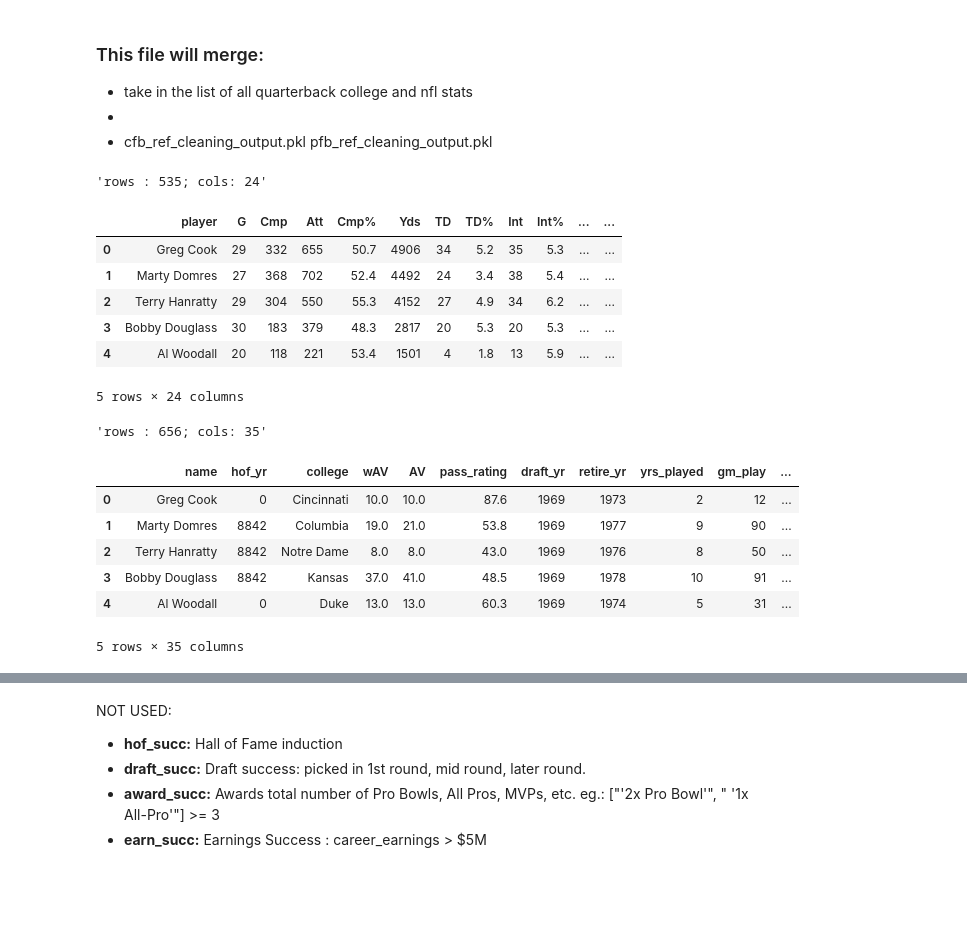
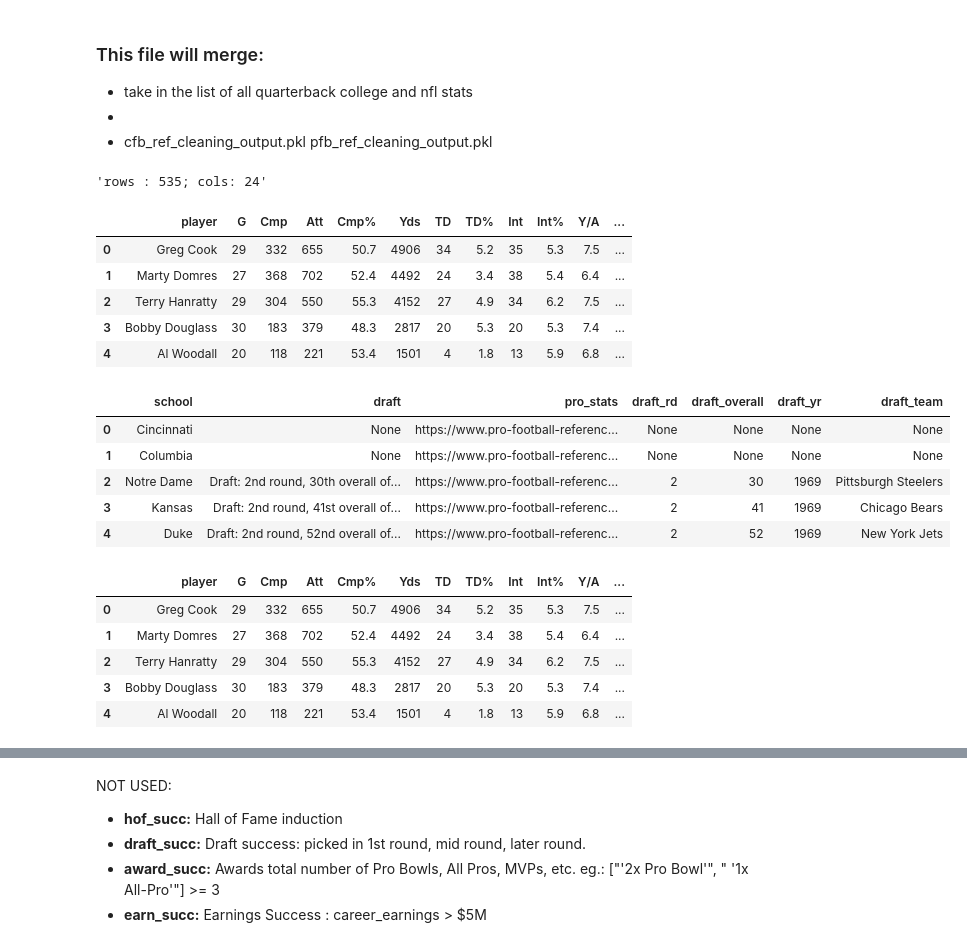
Before and after one commit to willablackmon/predicting_nfl_qb_success, a Jupyter notebook: cleaning_notebooks/merge_cfb_ref_pfb_ref.ipynb, the cells around one changed output, grey strips where cells are left out. Cells and saved outputs as stored; diff of their text form; code cells hidden in the pictures; blank space fills up the shorter version.

```diff
--- a/cleaning_notebooks/merge_cfb_ref_pfb_ref.ipynb
+++ b/cleaning_notebooks/merge_cfb_ref_pfb_ref.ipynb
@@ -8,34 +13,43 @@ import pandas as pd
 # %%
 # Read the PKls
 import pickle
 
 pkl_path1 = "../cleaning_artifacts/cfb_ref_cleaning_output.pkl"
 with open(pkl_path1, 'rb') as f:
     cfb_df = pickle.load(f)
 display(f'rows : {len(cfb_df)}; cols: {len(cfb_df.columns)}')
-display(cfb_df.head())
 
-
-# combined_df     (DataFrame)
-pkl_path2 = "../cleaning_artifacts/pfb_ref_cleaning_output.pkl"
-with open(pkl_path2, 'rb') as f:
-    pfb_df = pickle.load(f)
-display(f'rows : {len(pfb_df)}; cols: {len(pfb_df.columns)}')
-display(pfb_df.head())
+x=17
+display(cfb_df.iloc[:,:x].head())
+display(cfb_df.iloc[:,x:].head())
 # %% [output]
 'rows : 535; cols: 24'
-|  | player | G | Cmp | Att | Cmp% | Yds | TD | TD% | Int | Int% | ... | ... |
-| 0 | Greg Cook | 29 | 332 | 655 | 50.7 | 4906 | 34 | 5.2 | 35 | 5.3 | ... | ... |
-| 1 | Marty Domres | 27 | 368 | 702 | 52.4 | 4492 | 24 | 3.4 | 38 | 5.4 | ... | ... |
-| 2 | Terry Hanratty | 29 | 304 | 550 | 55.3 | 4152 | 27 | 4.9 | 34 | 6.2 | ... | ... |
-| 3 | Bobby Douglass | 30 | 183 | 379 | 48.3 | 2817 | 20 | 5.3 | 20 | 5.3 | ... | ... |
-| 4 | Al Woodall | 20 | 118 | 221 | 53.4 | 1501 | 4 | 1.8 | 13 | 5.9 | ... | ... |
+|  | player | G | Cmp | Att | Cmp% | Yds | TD | TD% | Int | Int% | Y/A | ... |
+| 0 | Greg Cook | 29 | 332 | 655 | 50.7 | 4906 | 34 | 5.2 | 35 | 5.3 | 7.5 | ... |
+| 1 | Marty Domres | 27 | 368 | 702 | 52.4 | 4492 | 24 | 3.4 | 38 | 5.4 | 6.4 | ... |
+| 2 | Terry Hanratty | 29 | 304 | 550 | 55.3 | 4152 | 27 | 4.9 | 34 | 6.2 | 7.5 | ... |
+| 3 | Bobby Douglass | 30 | 183 | 379 | 48.3 | 2817 | 20 | 5.3 | 20 | 5.3 | 7.4 | ... |
+| 4 | Al Woodall | 20 | 118 | 221 | 53.4 | 1501 | 4 | 1.8 | 13 | 5.9 | 6.8 | ... |
-5 rows × 24 columns
-'rows : 656; cols: 35'
-|  | name | hof_yr | college | wAV | AV | pass_rating | draft_yr | retire_yr | yrs_played | gm_play | ... |
-| 0 | Greg Cook | 0 | Cincinnati | 10.0 | 10.0 | 87.6 | 1969 | 1973 | 2 | 12 | ... |
-| 1 | Marty Domres | 8842 | Columbia | 19.0 | 21.0 | 53.8 | 1969 | 1977 | 9 | 90 | ... |
-| 2 | Terry Hanratty | 8842 | Notre Dame | 8.0 | 8.0 | 43.0 | 1969 | 1976 | 8 | 50 | ... |
-| 3 | Bobby Douglass | 8842 | Kansas | 37.0 | 41.0 | 48.5 | 1969 | 1978 | 10 | 91 | ... |
-| 4 | Al Woodall | 0 | Duke | 13.0 | 13.0 | 60.3 | 1969 | 1974 | 5 | 31 | ... |
+|  | school | draft | pro_stats | draft_rd | draft_overall | draft_yr | draft_team |
+| 0 | Cincinnati | None | https://www.pro-football-referenc... | None | None | None | None |
+| 1 | Columbia | None | https://www.pro-football-referenc... | None | None | None | None |
+| 2 | Notre Dame | Draft: 2nd round, 30th overall of... | https://www.pro-football-referenc... | 2 | 30 | 1969 | Pittsburgh Steelers |
+| 3 | Kansas | Draft: 2nd round, 41st overall of... | https://www.pro-football-referenc... | 2 | 41 | 1969 | Chicago Bears |
+| 4 | Duke | Draft: 2nd round, 52nd overall of... | https://www.pro-football-referenc... | 2 | 52 | 1969 | New York Jets |
-5 rows × 35 columns
+# %%
+
+# cols_to_drop = ['blank', 'draft', 'awards']
+# Identify the index of the 'Rate' column
+rate_index = cfb_df.columns.get_loc('Rate')
+
+# Keep only the columns up to and including 'Rate'
+cfb_df = cfb_df.iloc[:, :rate_index + 1]
+
+display(cfb_df.head())
+# %% [output]
+|  | player | G | Cmp | Att | Cmp% | Yds | TD | TD% | Int | Int% | Y/A | ... |
+| 0 | Greg Cook | 29 | 332 | 655 | 50.7 | 4906 | 34 | 5.2 | 35 | 5.3 | 7.5 | ... |
+| 1 | Marty Domres | 27 | 368 | 702 | 52.4 | 4492 | 24 | 3.4 | 38 | 5.4 | 6.4 | ... |
+| 2 | Terry Hanratty | 29 | 304 | 550 | 55.3 | 4152 | 27 | 4.9 | 34 | 6.2 | 7.5 | ... |
+| 3 | Bobby Douglass | 30 | 183 | 379 | 48.3 | 2817 | 20 | 5.3 | 20 | 5.3 | 7.4 | ... |
+| 4 | Al Woodall | 20 | 118 | 221 | 53.4 | 1501 | 4 | 1.8 | 13 | 5.9 | 6.8 | ... |
```
Also changed, not shown: parts of 23 cells of this notebook, 3 other files.
